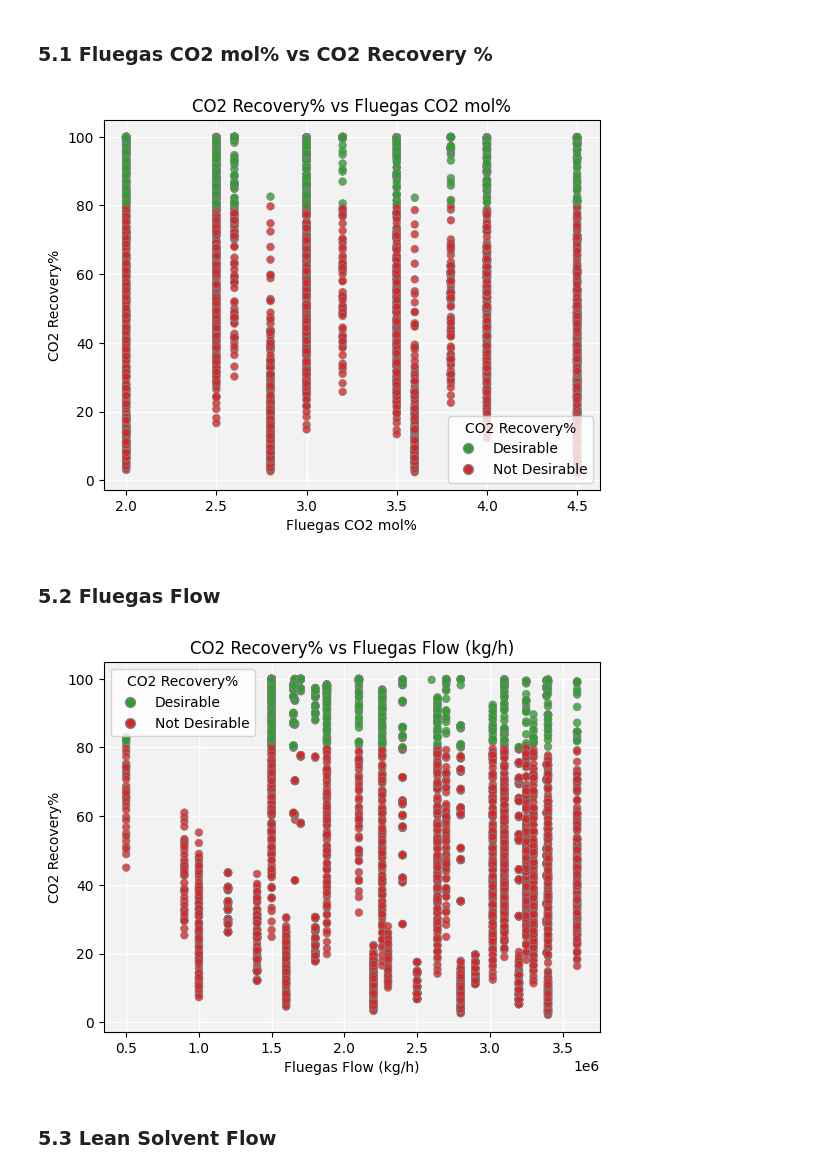
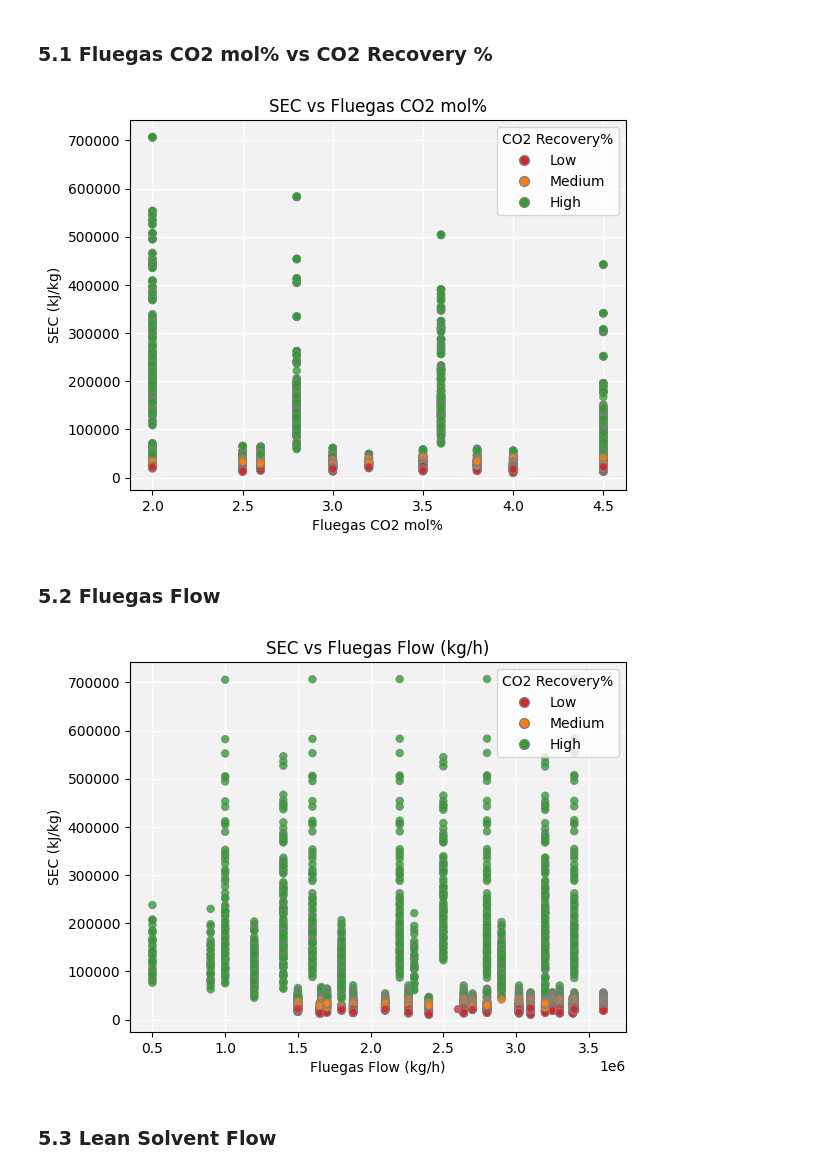
Before and after one commit to ialipon/ENCH680PRJ, a Jupyter notebook: PRJ_knn-sec.ipynb, the cells around one changed output. Cells and saved outputs as stored; diff of their text form; code cells hidden in the pictures.

```diff
--- a/PRJ_knn-sec.ipynb
+++ b/PRJ_knn-sec.ipynb
@@ -83,17 +89,20 @@ Let's define and assign Desirable Recovery%
 # %%
 # Create new classification column
-
 Rec_data["Classification"] = np.where(
-    Rec_data["Recovery%"] >= 80,
-    "Desirable",
-    "Not Desirable"
+    Rec_data["SEC (kJ/kg)"] <= 24809.88,
+    "Low",
+    np.where(
+        Rec_data["SEC (kJ/kg)"] <= 42640.09,
+        "Medium",
+        "High"
+    )
 )
 
 # Display the results
 print(Rec_data.head(10))
 
 # Save the updated dataset
-Rec_data.to_excel("Dataset_with_Classification.xlsx", index=False)
+Rec_data.to_excel("Dataset_SEC_Classification.xlsx", index=False)
 # %% [output]
    Fluegas CO2 mol%  Fluegas Flow (kg/h)  Lean Solvent Flow (kg/h)  \
 0               2.0              1500000             799999.978656
@@ -124,68 +133,68 @@ Rec_data.to_excel("Dataset_with_Classification.xlsx", index=False)
 # %%
 from matplotlib.lines import Line2D
 
-# One color per Recovery% Classification label, used for both the points and the legend
-label_colors = {"Desirable": "tab:green", "Not Desirable": "tab:red"}
+# One color per SEC Classification label, used for both the points and the legend
+label_colors = {"Low": "tab:red", "Medium": "tab:orange", "High": "tab:green"}
 
 ax = Rec_data.plot.scatter(
     x="Fluegas CO2 mol%",
-    y="Recovery%",
-    title="CO2 Recovery% vs Fluegas CO2 mol%",
+    y="SEC (kJ/kg)",
+    title="SEC vs Fluegas CO2 mol%",
     grid=True,
 
-    label="Recovery per Fluegas CO2 mol",
+    label="SEC per Fluegas CO2 mol",
     xlabel="Fluegas CO2 mol%",
-    ylabel="CO2 Recovery%",
+    ylabel="SEC (kJ/kg)",
     marker="o",  # shape of the points
     c=Rec_data["Classification"].map(label_colors),  # color of the points
     s=30,  # size of the points
     edgecolor="grey",  # edge color of the points
     linewidth=0.6,  # edge line width of the points
     alpha=0.8,  # transparency of the points
 )
 
 # Legend: one marker per label, drawn in the same color as the points
 legend_handles = [
     Line2D(
         [],
         [],
         marker="o",
         linestyle="",
         markerfacecolor=color,
         markeredgecolor="grey",
         markersize=7,
         label=label,
     )
     for label, color in label_colors.items()
 ]
 ax.legend(handles=legend_handles, title="CO2 Recovery%")
 
 ax.figure.set_facecolor("white")  # the whole figure (outside the axes)
 ax.set_facecolor("#f2f2f2")  # the plotting area (inside the axes)
 
 ax.grid(color="white", linewidth=1)
 ax.set_axisbelow(True)
 
 plt.show()
 # %% [output]
-[figure, old version]
+[figure, new version]
 # %% [markdown]
 ### 5.2 Fluegas Flow
 # %%
 from matplotlib.lines import Line2D
 
-# One color per Recovery% Classification label, used for both the points and the legend
-label_colors = {"Desirable": "tab:green", "Not Desirable": "tab:red"}
+# One color per SEC Classification label, used for both the points and the legend
+label_colors = {"Low": "tab:red", "Medium": "tab:orange", "High": "tab:green"}
 
 ax = Rec_data.plot.scatter(
     x="Fluegas Flow (kg/h)",
-    y="Recovery%",
-    title="CO2 Recovery% vs Fluegas Flow (kg/h)",
+    y="SEC (kJ/kg)",
+    title="SEC vs Fluegas Flow (kg/h)",
     grid=True,
 
-    label="Recovery per Fluegas Flow",
+    label="SEC per Fluegas Flow",
     xlabel="Fluegas Flow (kg/h)",
-    ylabel="CO2 Recovery%",
+    ylabel="SEC (kJ/kg)",
     marker="o",  # shape of the points
     c=Rec_data["Classification"].map(label_colors),  # color of the points
     s=30,  # size of the points
@@ -218,7 +227,7 @@ ax.set_axisbelow(True)
 
 plt.show()
 # %% [output]
-[figure, old version]
+[figure, new version]
 # %% [markdown]
 ### 5.3 Lean Solvent Flow
 # %%
```
Also changed, not shown: parts of 9 cells of this notebook.
